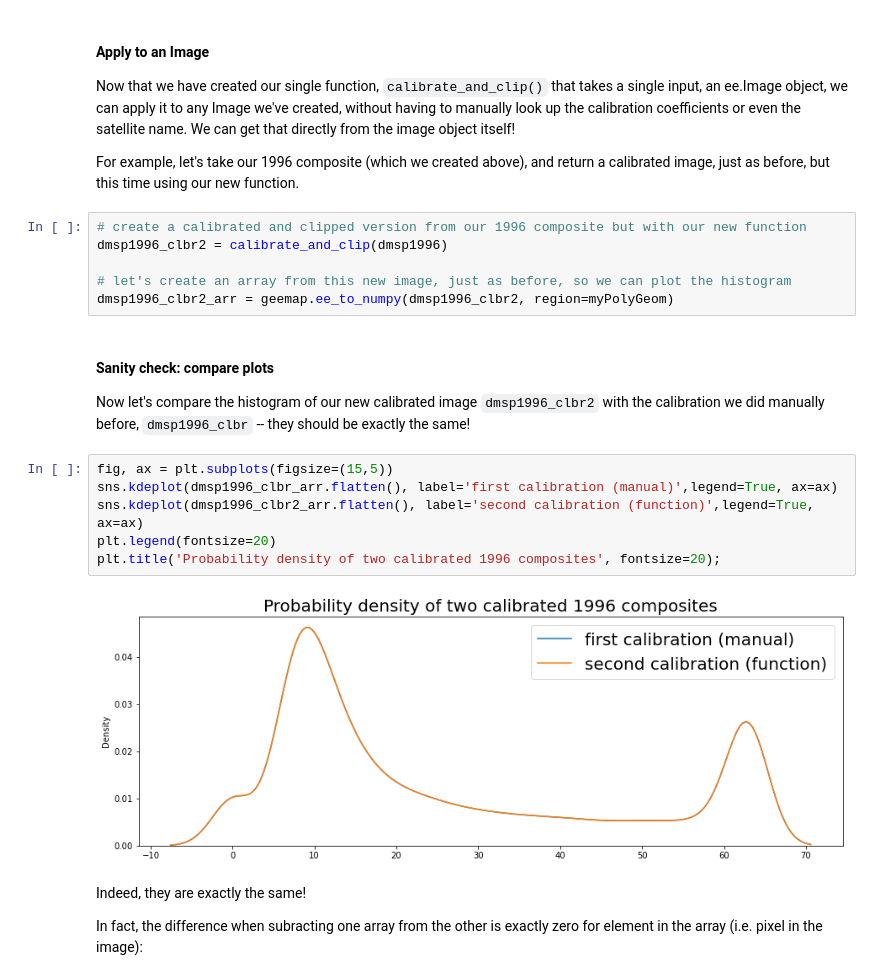
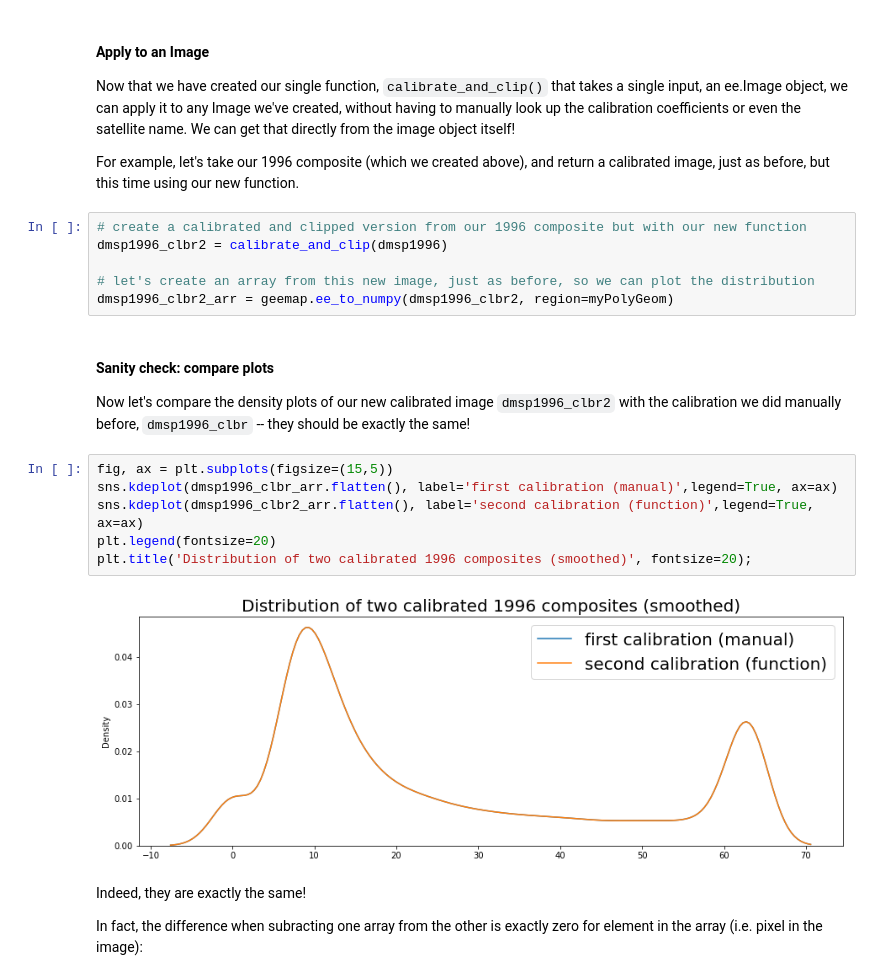
Before and after one commit to worldbank/OpenNightLights, a Jupyter notebook: onl/tutorials/mod2_2_DMSP-OLS_intercalibration.ipynb, the cells around one changed output. Cells and saved outputs as stored; diff of their text form.

```diff
--- a/onl/tutorials/mod2_2_DMSP-OLS_intercalibration.ipynb
+++ b/onl/tutorials/mod2_2_DMSP-OLS_intercalibration.ipynb
@@ -181,20 +186,20 @@ For example, let's take our 1996 composite (which we created above), and return
 # create a calibrated and clipped version from our 1996 composite but with our new function
 dmsp1996_clbr2 = calibrate_and_clip(dmsp1996)
 
-# let's create an array from this new image, just as before, so we can plot the histogram
+# let's create an array from this new image, just as before, so we can plot the distribution
 dmsp1996_clbr2_arr = geemap.ee_to_numpy(dmsp1996_clbr2, region=myPolyGeom)
 # %% [markdown]
 #### Sanity check: compare plots
 
-Now let's compare the histogram of our new calibrated image `dmsp1996_clbr2` with the calibration we did manually before, `dmsp1996_clbr` -- they should be exactly the same!
+Now let's compare the density plots of our new calibrated image `dmsp1996_clbr2` with the calibration we did manually before, `dmsp1996_clbr` -- they should be exactly the same!
 # %%
 fig, ax = plt.subplots(figsize=(15,5))
 sns.kdeplot(dmsp1996_clbr_arr.flatten(), label='first calibration (manual)',legend=True, ax=ax)
 sns.kdeplot(dmsp1996_clbr2_arr.flatten(), label='second calibration (function)',legend=True, ax=ax)
 plt.legend(fontsize=20)
-plt.title('Probability density of two calibrated 1996 composites', fontsize=20);
+plt.title('Distribution of two calibrated 1996 composites (smoothed)', fontsize=20);
 # %% [output]
-[figure, old version]
+[figure, new version]
 # %% [markdown]
 Indeed, they are exactly the same!
 
```
Also changed, not shown: parts of 11 cells of this notebook.
